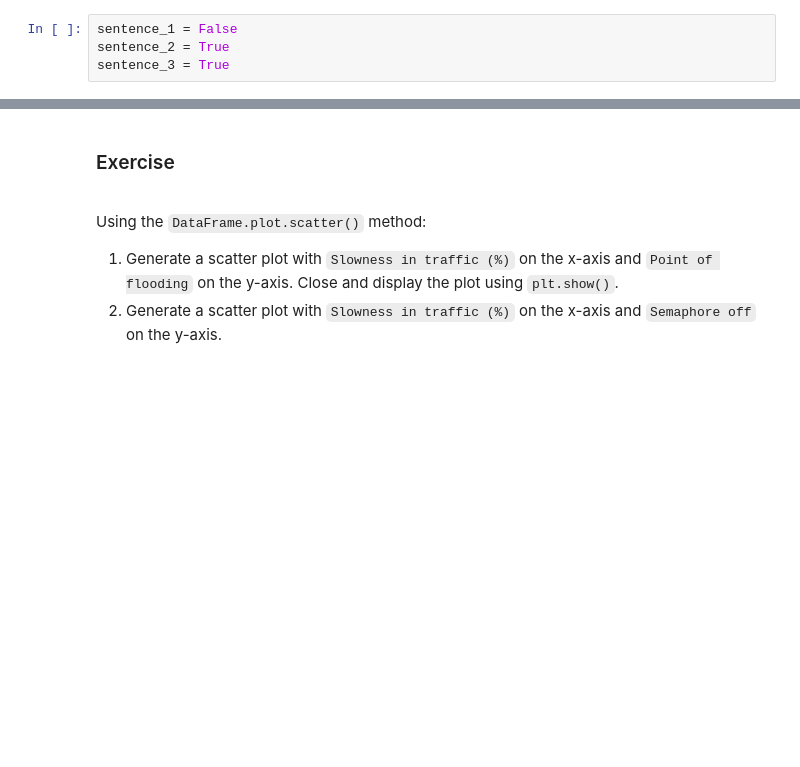
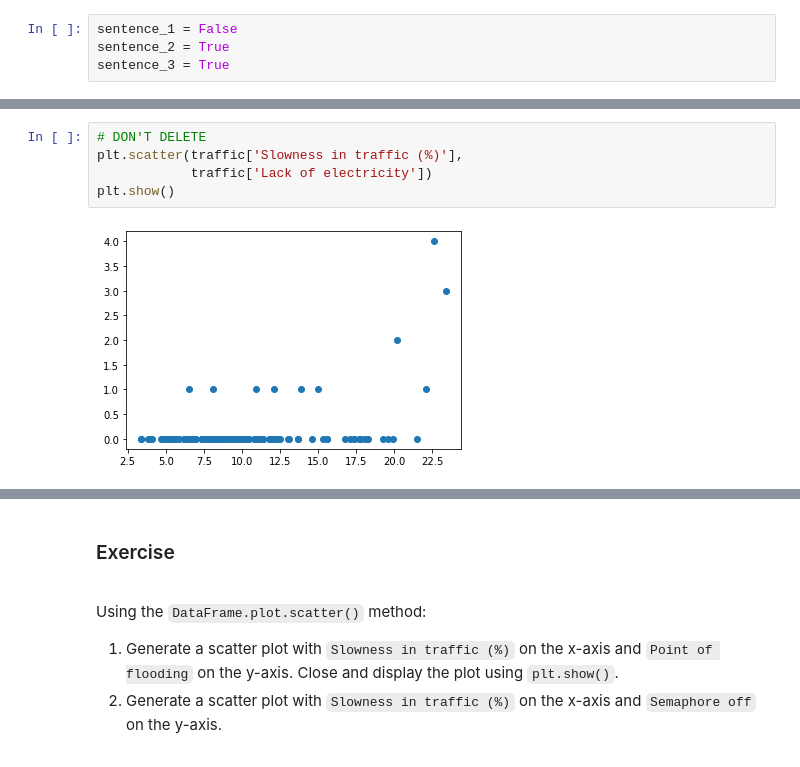
Before and after one commit to rafaeltorrese/data-science-lecture, a Jupyter notebook: 02_data-analysis-viz/02_data_visualization_fundamentals/04_pandas_visualizations_and_grid_charts/pandas_visualizations_and_grid_charts.ipynb, the cells around one changed output, grey strips where cells are left out. Saved outputs shown, nothing was run; the diff lists cells and outputs as text; blank space fills up the shorter version.

```diff
--- a/02_data-analysis-viz/02_data_visualization_fundamentals/04_pandas_visualizations_and_grid_charts/pandas_visualizations_and_grid_charts.ipynb
+++ b/02_data-analysis-viz/02_data_visualization_fundamentals/04_pandas_visualizations_and_grid_charts/pandas_visualizations_and_grid_charts.ipynb
@@ -259,0 +513,7 @@ sentence_3 = True
+# %%
+# DON'T DELETE
+plt.scatter(traffic['Slowness in traffic (%)'],
+            traffic['Lack of electricity'])
+plt.show()
+# %% [output]
+[figure, added]
```
Also changed, not shown: parts of 59 cells of this notebook, 8 other files.
